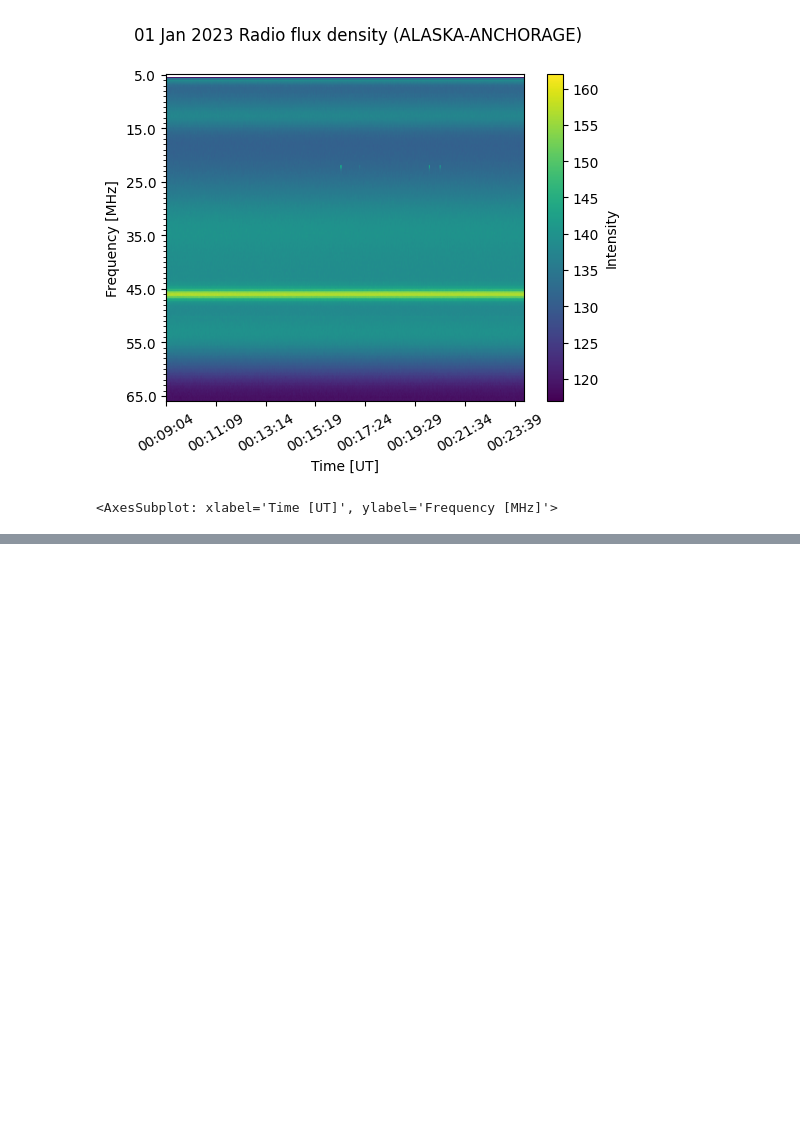
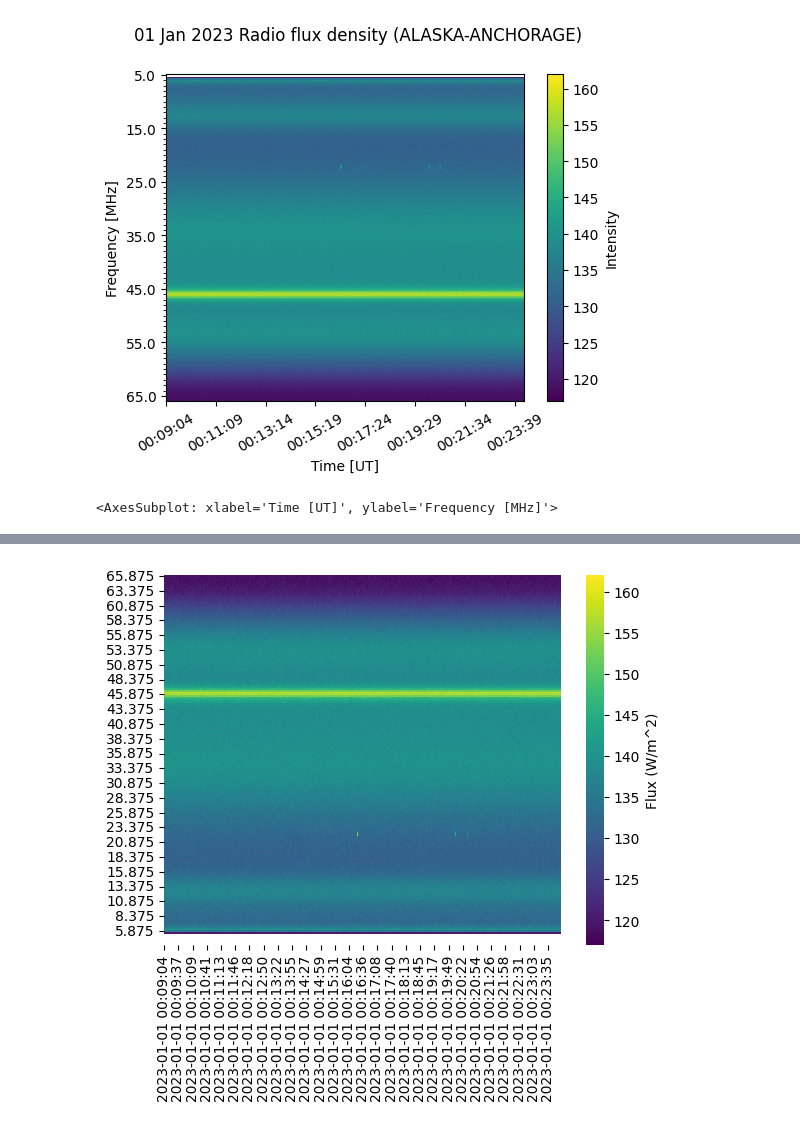
Before and after one commit to i4Ds/Radio-sunburst-labelcreation, a Jupyter notebook: data_creation.ipynb, the cells around one changed output, grey strips where cells are left out. Saved outputs shown, nothing was run; the diff lists cells and outputs as text; code cells hidden in the pictures; blank space fills up the shorter version.

Commit message:
Created spectogram utils.

```diff
--- a/data_creation.ipynb
+++ b/data_creation.ipynb
@@ -222,6 +222,3 @@ spec.peek()
 # %% [output]
 [figure]
 <AxesSubplot: xlabel='Time [UT]', ylabel='Frequency [MHz]'>
-# %%
-spec = spec.extend(-1)
-spec.peek()
@@ -231,3 +224,0 @@ spec.peek()
-# %%
-spec = CallistoSpectrogram.from_range('ALASKA-ANCHORAGE', '2023-01-01T00:00:00', '2023-01-01T00:33:00')
-spec.peek()
@@ -254,0 +229,3 @@ array([0.000000e+00, 2.500000e-01, 5.000000e-01, ..., 1.581225e+04,
+# %%
+pd_data = spec_to_pd_dataframe(spec)
+pd_data.head(5)
@@ -254,0 +250,9 @@ array([0.000000e+00, 2.500000e-01, 5.000000e-01, ..., 1.581225e+04,
+# %%
+def plot_spectogram(spectogram, max_x_labels=30):
+    spectogram = spectogram.copy()
+    spectogram.index = spectogram.index.strftime('%Y-%m-%d %H:%M:%S')
+    sns.heatmap(spectogram.T, cmap='viridis', cbar_kws={'label': 'Flux (W/m^2)'})
+# %%
+plot_spectogram(pd_data)
+# %% [output]
+[figure, added]
```
Also changed, not shown: parts of 20 cells of this notebook, 1 other file.
